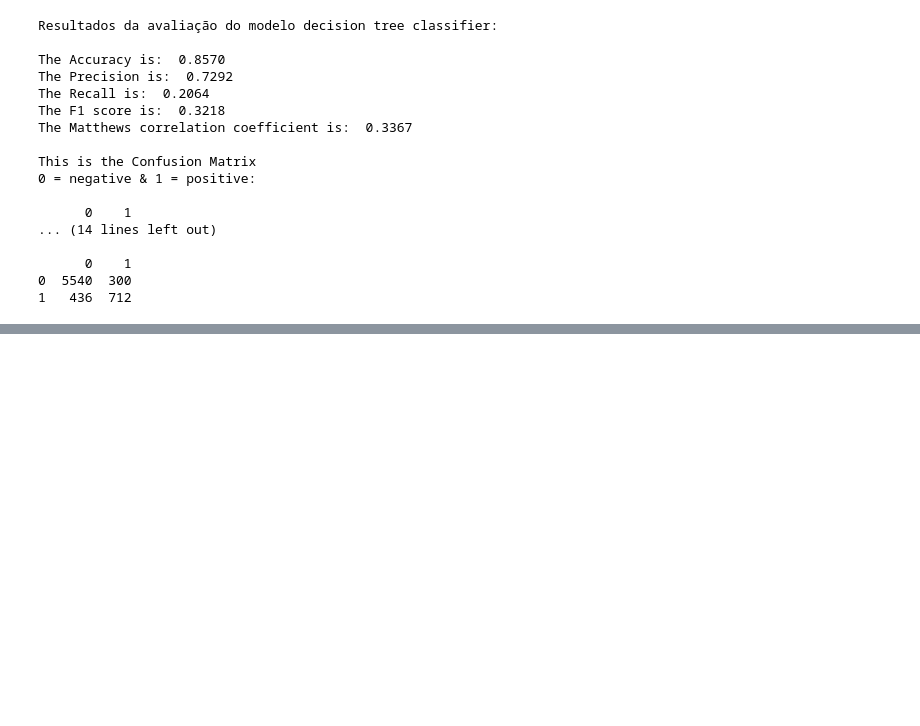
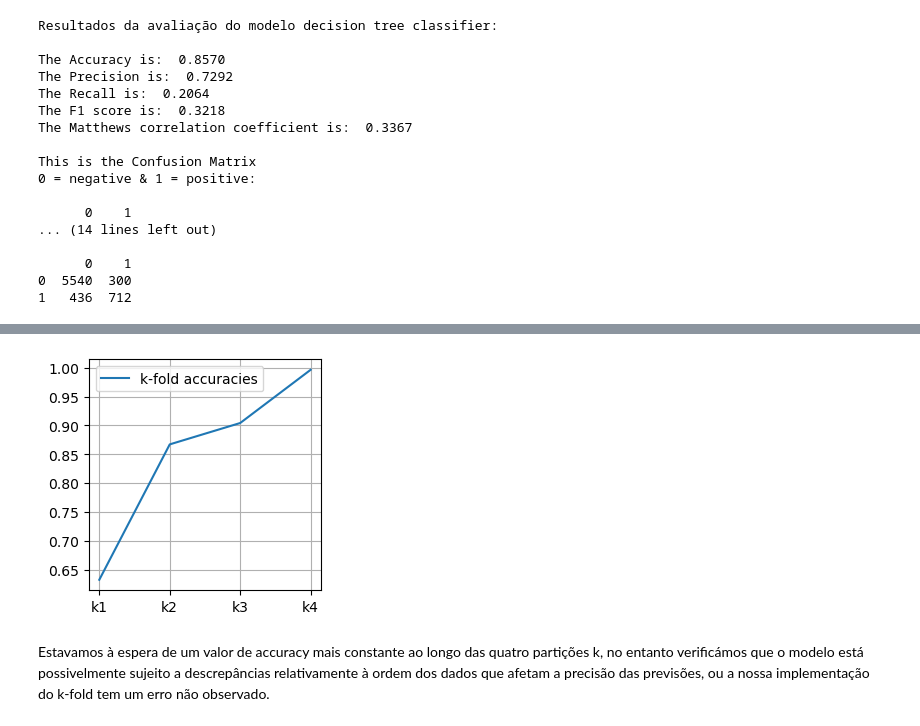
Before and after one commit to rubentorres-developer/ML-FirstHomeAssignment, a Jupyter notebook: Assignment1.ipynb, the cells around one changed output, grey strips where cells are left out. Cells and saved outputs as stored; diff of their text form; code cells hidden in the pictures; blank space fills up the shorter version.

Commit message:
Update Assignment1.ipynb
added the kfold implementation for the decision tree classifier model

```diff
--- a/Assignment1.ipynb
+++ b/Assignment1.ipynb
@@ -372,0 +445,30 @@ This is the Confusion Matrix
+# %%
+### k_fold_2 test ###
+X_crit_train_k2, X_crit_test_k2, y_crit_train_k2, y_crit_test_k2 = train_test_split(df_k_2_x.values,
+                                                    df_k_2_y.values, test_size=0.33,
+                                                    random_state=22)   #test_size=0.2, random_state=22
+
+dt_k2 = tree.DecisionTreeClassifier(max_depth=5) #parametros no construtor
+dt_k2 = dt_k1.fit(X_crit_train_k2 , y_crit_train_k2)
+
+dt_k2_preds= dt_k2.predict(X_crit_test_3)
+# %%
+### k_fold_3 test ###
+X_crit_train_k3, X_crit_test_k3, y_crit_train_k3, y_crit_test_k3 = train_test_split(df_k_3_x.values,
+                                                    df_k_3_y.values, test_size=0.33,
+                                                    random_state=22)   #test_size=0.2, random_state=22
+
+dt_k3 = tree.DecisionTreeClassifier(max_depth=5) #parametros no construtor
+dt_k3 = dt_k1.fit(X_crit_train_k3 , y_crit_train_k3)
+
+dt_k3_preds= dt_k3.predict(X_crit_test_2)
+# %%
+### k_fold_4 test ###
+X_crit_train_k4, X_crit_test_k4, y_crit_train_k4, y_crit_test_k4 = train_test_split(df_k_1_x.values,
+                                                    df_k_1_y.values, test_size=0.33,
+                                                    random_state=22)   #test_size=0.2, random_state=22
+
+dt_k4 = tree.DecisionTreeClassifier(max_depth=5) #parametros no construtor
+dt_k4 = dt_k4.fit(X_crit_train_k4 , y_crit_train_k4)
+
+dt_k4_preds= dt_k4.predict(X_crit_test_1)
@@ -372,0 +497,12 @@ This is the Confusion Matrix
+# %%
+ks= ["k1", "k2", "k3", "k4"]
+accuracies = [accuracy_score(y_crit_test_4, dt_k1_preds), accuracy_score(y_crit_test_3, dt_k2_preds), accuracy_score(y_crit_test_2, dt_k3_preds), accuracy_score(y_crit_test_1, dt_k4_preds)]
+plt.figure(figsize=(3,3))
+plt.plot(ks, accuracies, label="k-fold accuracies")
+plt.grid()
+plt.legend()
+plt.show()
+# %% [output]
+[figure, added]
+# %% [markdown]
+Estavamos à espera de um valor de accuracy mais constante ao longo das quatro partições k, no entanto verificámos que o modelo está possivelmente sujeito a descrepâncias relativamente à ordem dos dados que afetam a precisão das previsões, ou a nossa implementação do k-fold tem um erro não observado.
```
Also changed, not shown: parts of 11 cells of this notebook.
